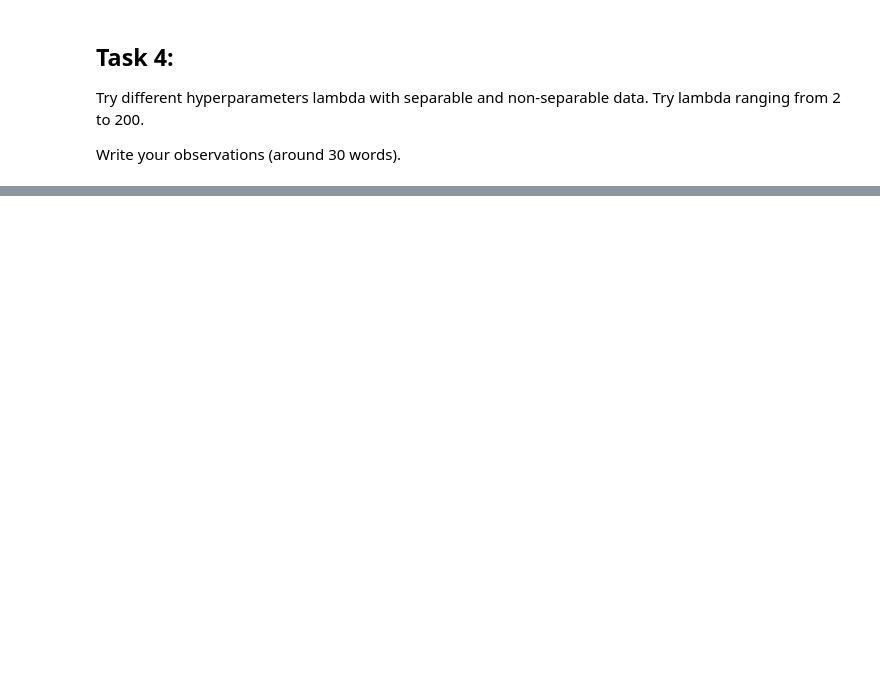
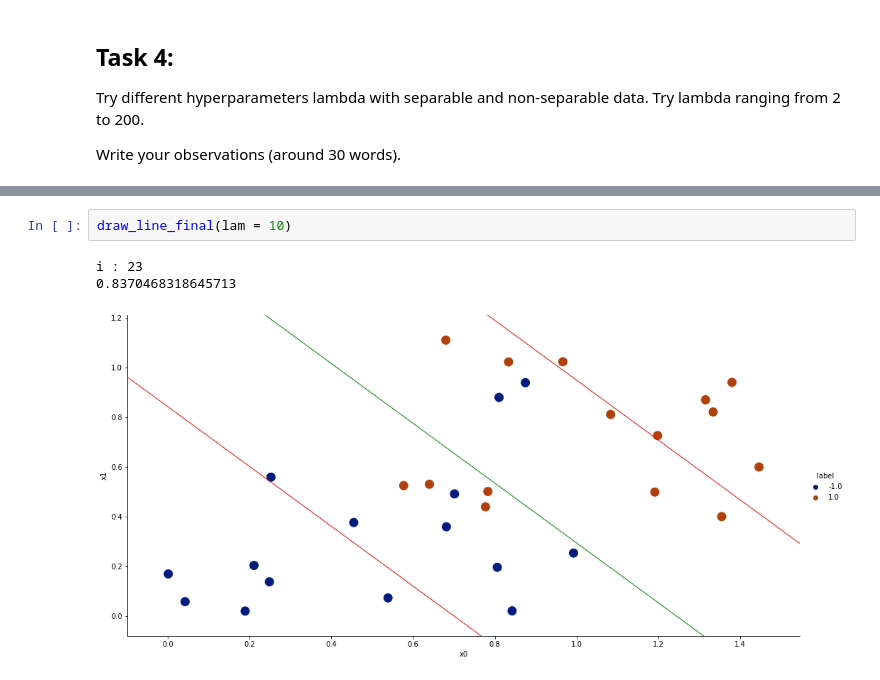
Before and after one commit to limited-fion/ee3-ml, a Jupyter notebook: Fion_ML_SVM_.ipynb, the cells around one changed output, grey strips where cells are left out. Cells and saved outputs as stored; diff of their text form; blank space fills up the shorter version.

```diff
--- a/Fion_ML_SVM_.ipynb
+++ b/Fion_ML_SVM_.ipynb
@@ -481,0 +497,6 @@ Write your observations (around 30 words).
+# %%
+draw_line_final(lam = 10)
+# %% [output]
+i : 23
+0.8370468318645713
+[figure, added]
```
Also changed, not shown: parts of 21 cells of this notebook.
